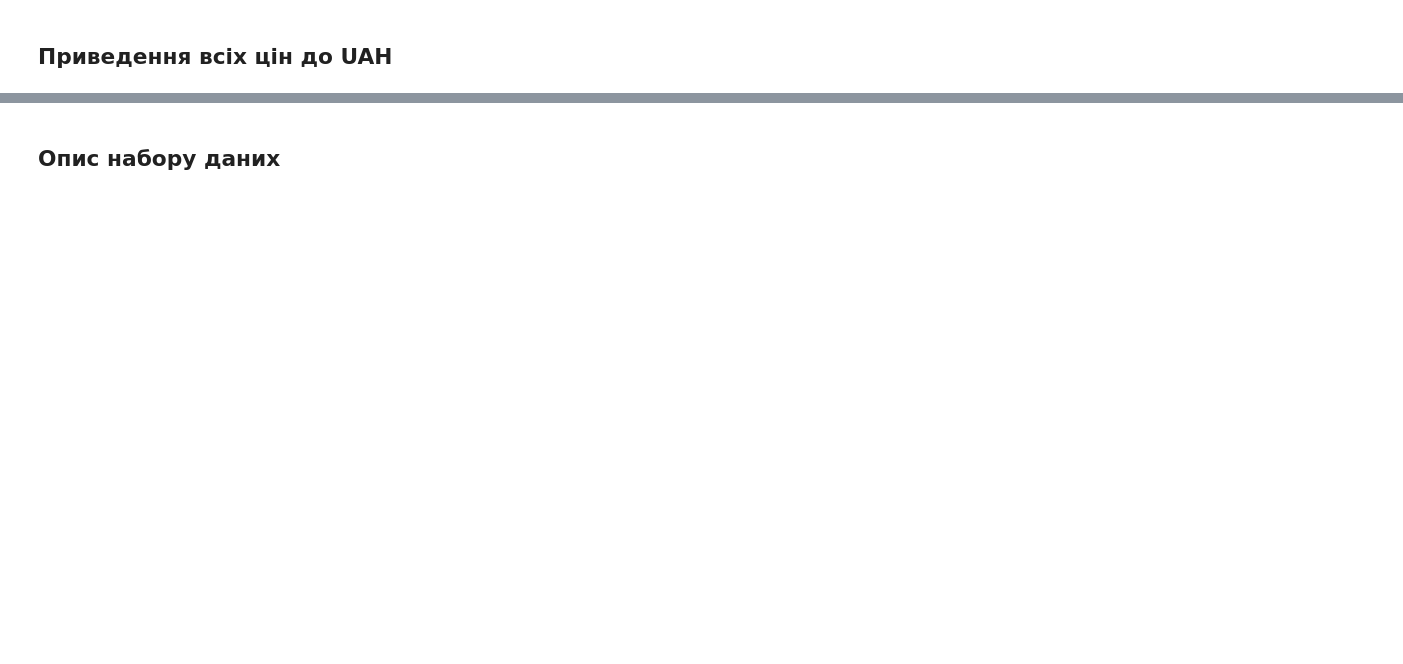
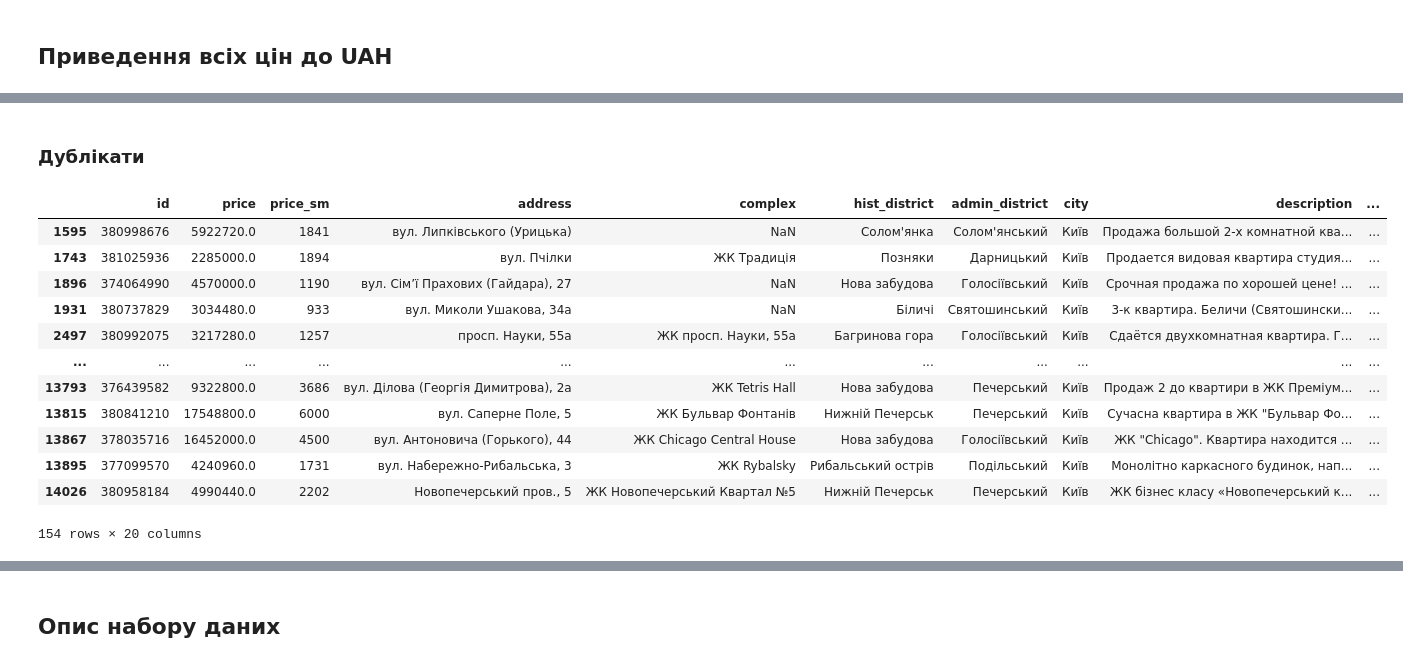
Before and after one commit to Acousticdesk/course-project-data-analysis, a Jupyter notebook: Real Estate Dataset Analysis.ipynb, the cells around one changed output, grey strips where cells are left out. Drawn from its saved outputs; the diff is of its cells as text; code cells hidden in the pictures; blank space fills up the shorter version.

```diff
--- a/Real Estate Dataset Analysis.ipynb
+++ b/Real Estate Dataset Analysis.ipynb
@@ -67,0 +105,19 @@ dtype: object
+# %% [markdown]
+### Дублікати
+# %%
+# cписок дублікатів
+df.loc[df.duplicated()]
+# %% [output]
+|  | id | price | price_sm | address | complex | hist_district | admin_district | city | description | ... |
+| 1595 | 380998676 | 5922720.0 | 1841 | вул. Липківського (Урицька) | NaN | Солом'янка | Солом'янський | Київ | Продажа большой 2-х комнатной ква... | ... |
+| 1743 | 381025936 | 2285000.0 | 1894 | вул. Пчілки | ЖК Традиція | Позняки | Дарницький | Київ | Продается видовая квартира студия... | ... |
+| 1896 | 374064990 | 4570000.0 | 1190 | вул. Сім’ї Прахових (Гайдара), 27 | NaN | Нова забудова | Голосіївський | Київ | Срочная продажа по хорошей цене! ... | ... |
+| 1931 | 380737829 | 3034480.0 | 933 | вул. Миколи Ушакова, 34а | NaN | Біличі | Святошинський | Київ | 3-к квартира. Беличи (Святошински... | ... |
+| 2497 | 380992075 | 3217280.0 | 1257 | просп. Науки, 55а | ЖК просп. Науки, 55а | Багринова гора | Голосіївський | Київ | Сдаётся двухкомнатная квартира. Г... | ... |
+| ... | ... | ... | ... | ... | ... | ... | ... | ... | ... | ... |
+| 13793 | 376439582 | 9322800.0 | 3686 | вул. Ділова (Георгія Димитрова), 2а | ЖК Tetris Hall | Нова забудова | Печерський | Київ | Продаж 2 до квартири в ЖК Преміум... | ... |
+| 13815 | 380841210 | 17548800.0 | 6000 | вул. Саперне Поле, 5 | ЖК Бульвар Фонтанів | Нижній Печерськ | Печерський | Київ | Сучасна квартира в ЖК "Бульвар Фо... | ... |
+| 13867 | 378035716 | 16452000.0 | 4500 | вул. Антоновича (Горького), 44 | ЖК Chicago Central House | Нова забудова | Голосіївський | Київ | ЖК "Chicago". Квартира находится ... | ... |
+| 13895 | 377099570 | 4240960.0 | 1731 | вул. Набережно-Рибальська, 3 | ЖК Rybalsky | Рибальський острів | Подільський | Київ | Монолітно каркасного будинок, нап... | ... |
+| 14026 | 380958184 | 4990440.0 | 2202 | Новопечерський пров., 5 | ЖК Новопечерський Квартал №5 | Нижній Печерськ | Печерський | Київ | ЖК бізнес класу «Новопечерський к... | ... |
+154 rows × 20 columns
```
Also changed, not shown: parts of 10 cells of this notebook.
